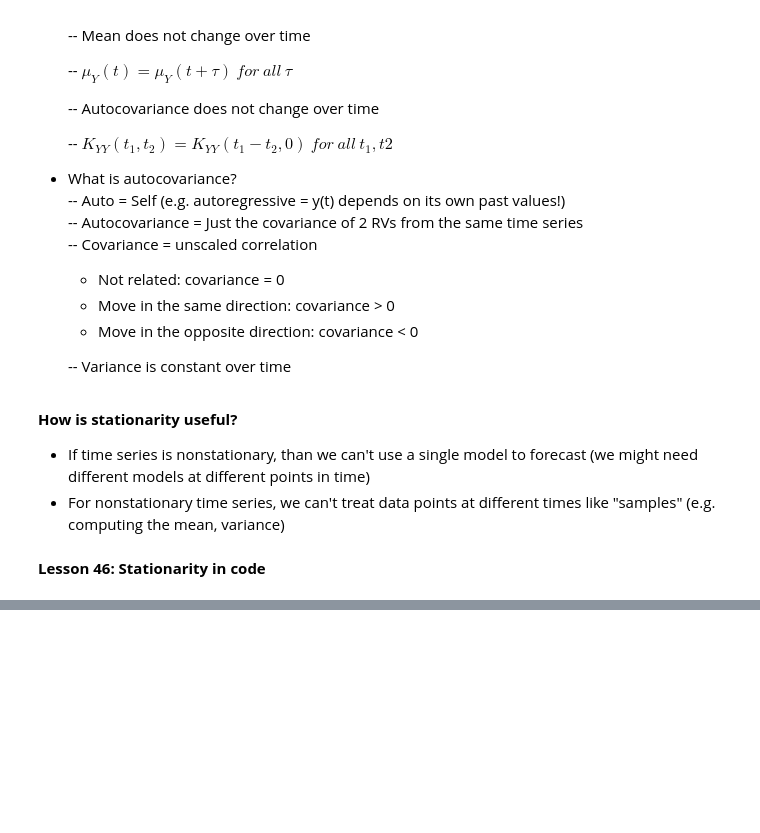
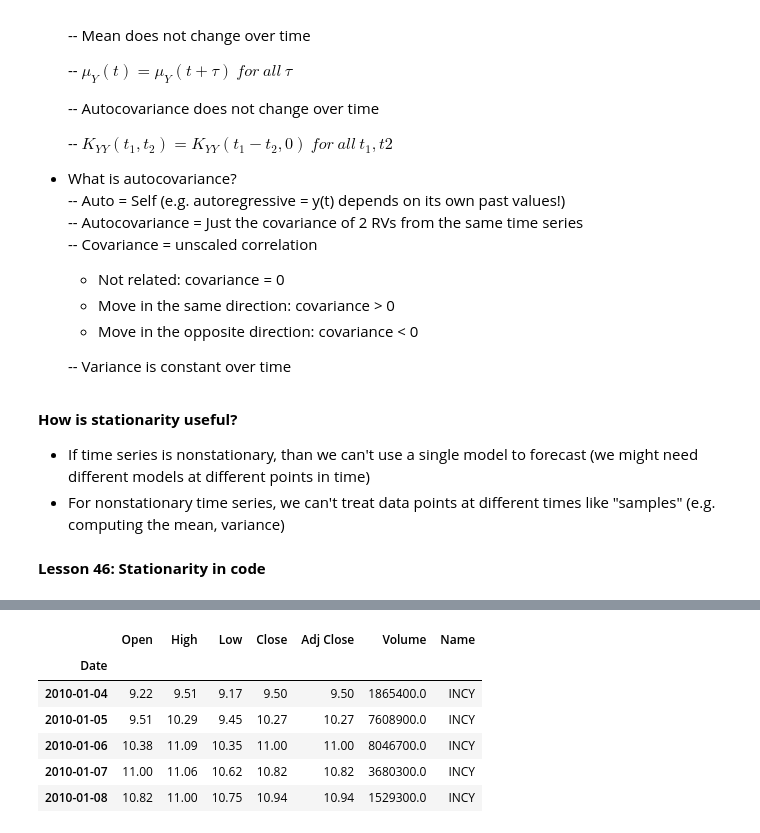
Before and after one commit to unpatel1/Time_Series_Analysis_Forecasting_ML, a Jupyter notebook: Section_5/Section_5_ARIMA.ipynb, the cells around one changed output, grey strips where cells are left out. Saved outputs shown, nothing was run; the diff lists cells and outputs as text; code cells hidden in the pictures; blank space fills up the shorter version.

```diff
--- a/Section_5/Section_5_ARIMA.ipynb
+++ b/Section_5/Section_5_ARIMA.ipynb
@@ -391,0 +523,10 @@ We received the best result from ARIMA(12,1,0) with log data.
+# %%
+stocks.head()
+# %% [output]
+|  | Open | High | Low | Close | Adj Close | Volume | Name |
+| Date |  |  |  |  |  |  |  |
+| 2010-01-04 | 9.22 | 9.51 | 9.17 | 9.50 | 9.50 | 1865400.0 | INCY |
+| 2010-01-05 | 9.51 | 10.29 | 9.45 | 10.27 | 10.27 | 7608900.0 | INCY |
+| 2010-01-06 | 10.38 | 11.09 | 10.35 | 11.00 | 11.00 | 8046700.0 | INCY |
+| 2010-01-07 | 11.00 | 11.06 | 10.62 | 10.82 | 10.82 | 3680300.0 | INCY |
+| 2010-01-08 | 10.82 | 11.00 | 10.75 | 10.94 | 10.94 | 1529300.0 | INCY |
```
Also changed, not shown: parts of 28 cells of this notebook, 2 other files.
